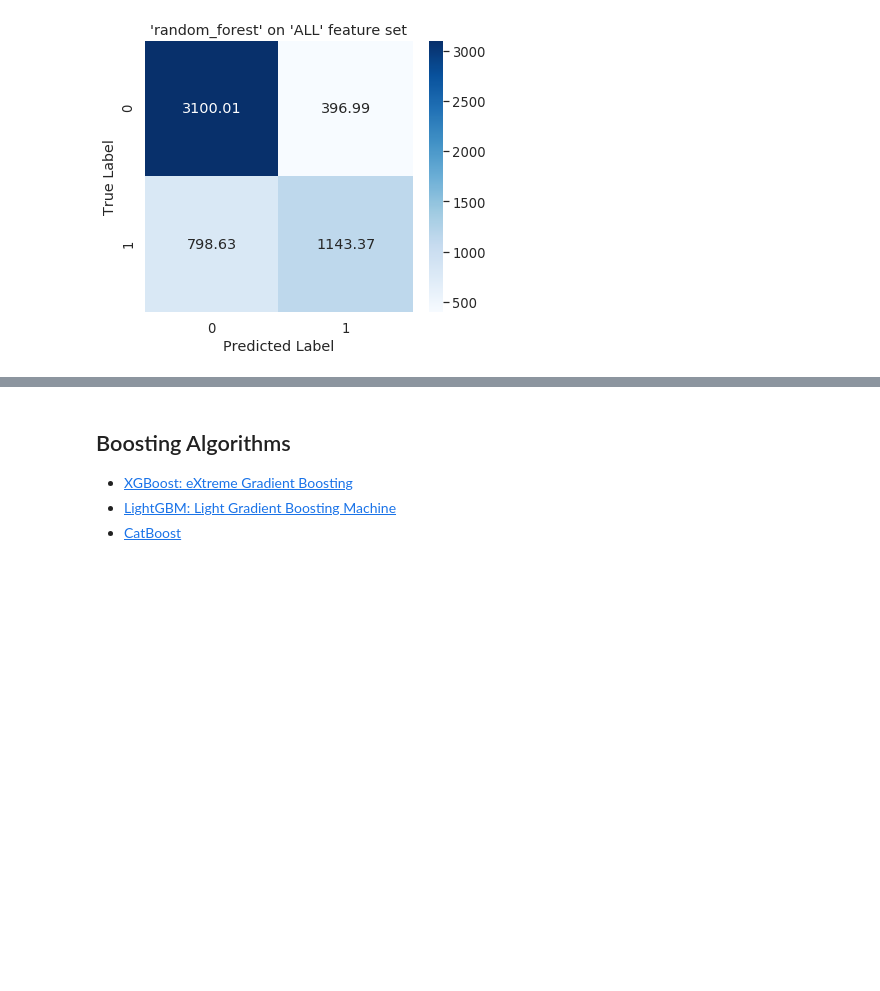
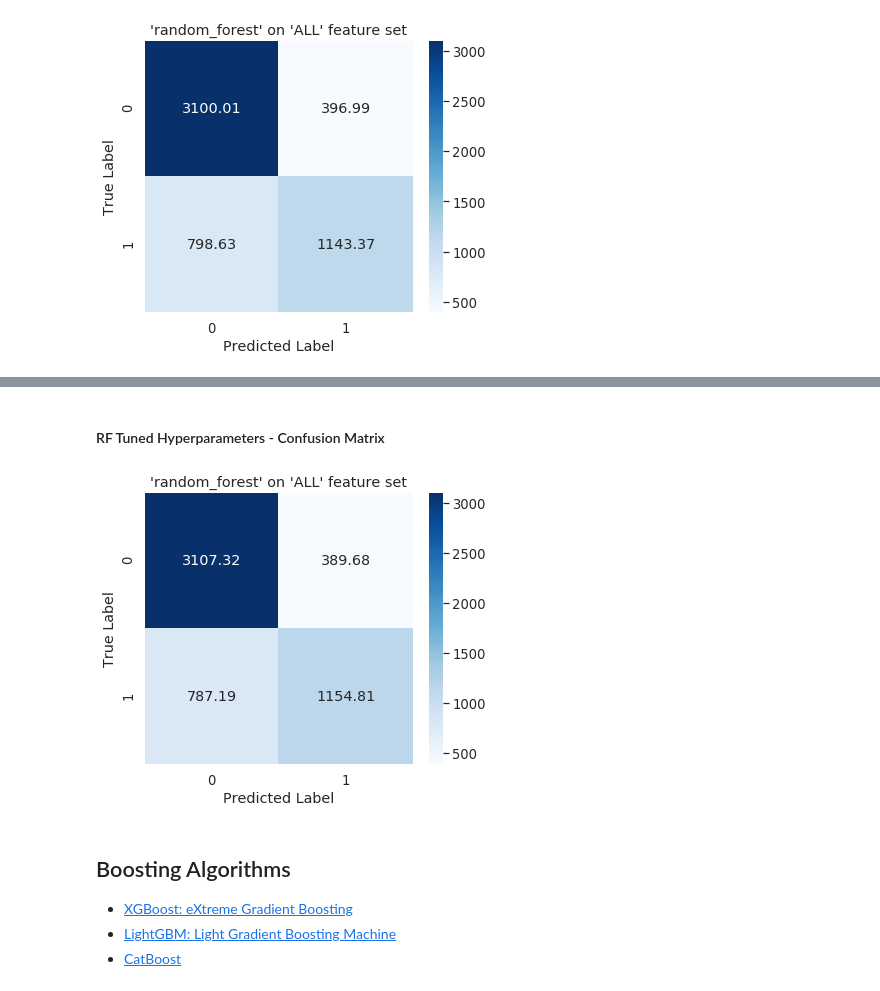
Before and after one commit to achmand/aml-crypto-graph, a Jupyter notebook: src/1.2_experiment_results.ipynb, the cells around one changed output, grey strips where cells are left out. Drawn from its saved outputs; the diff is of its cells as text; code cells hidden in the pictures; blank space fills up the shorter version.

```diff
--- a/src/1.2_experiment_results.ipynb
+++ b/src/1.2_experiment_results.ipynb
@@ -87,3 +133,9 @@ plot_result_matrices(benchmark_results, figsize=(6,5))
+# %% [markdown]
+####  RF Tuned Hyperparameters - Confusion Matrix
+# %%
+plot_result_matrices(benchmark_tuned_results, figsize=(6,5))
+# %% [output]
+[figure, added]
 # %% [markdown]
 ## Boosting Algorithms
 - [XGBoost: eXtreme Gradient Boosting](https://xgboost.readthedocs.io/en/latest/)
```
Also changed, not shown: parts of 8 cells of this notebook, 8 other files.
